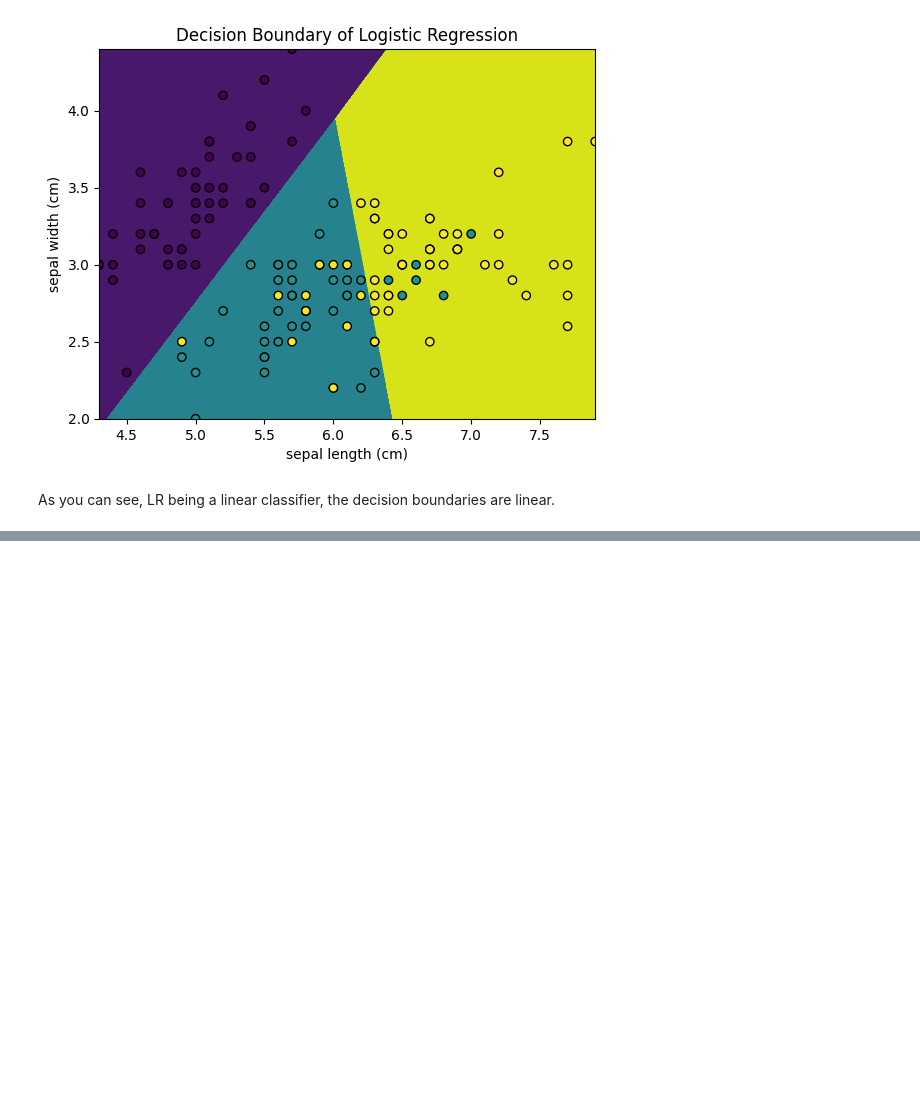
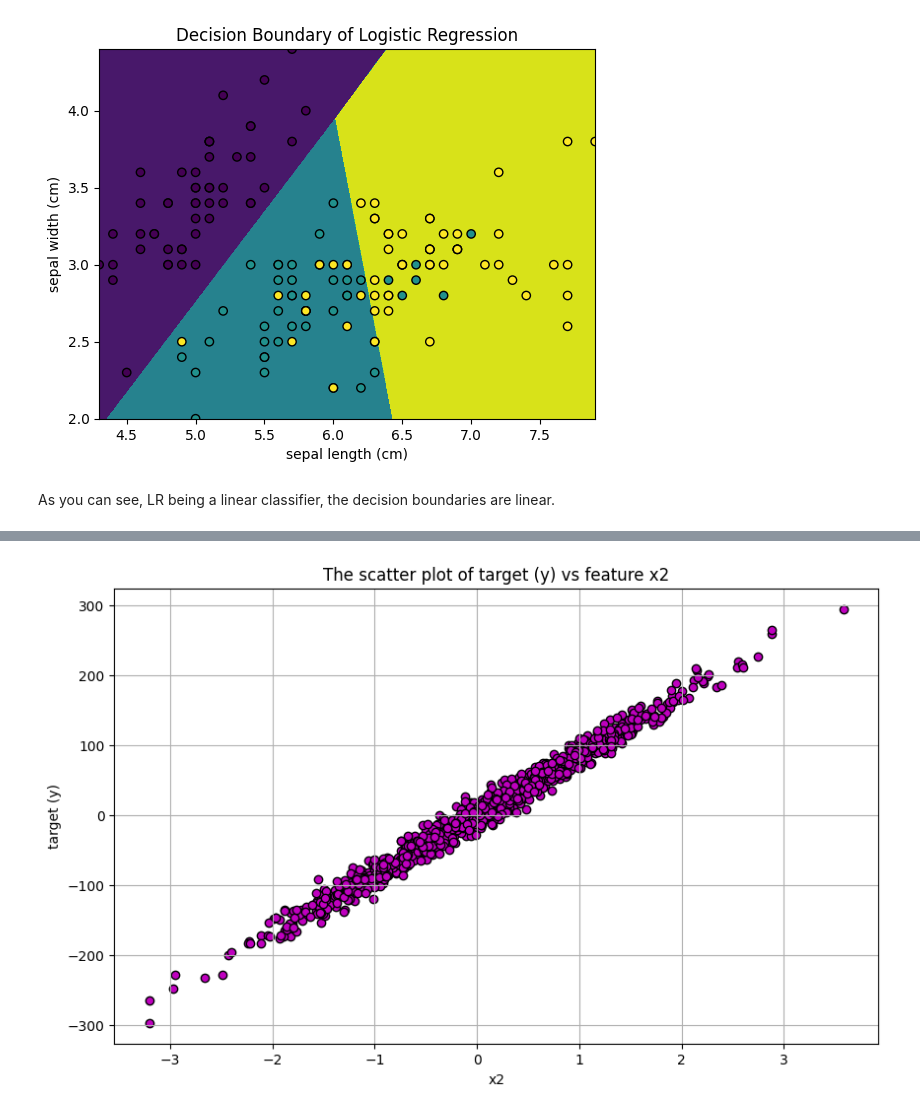
Before and after one commit to skarma91/logicmojo-data-science-april-2025, a Jupyter notebook: Lecture_materials/Class-29-20-07-2025-Regularization_contd_and_kNN/kNN.ipynb, the cells around one changed output, grey strips where cells are left out. Drawn from its saved outputs; the diff is of its cells as text; code cells hidden in the pictures; blank space fills up the shorter version.

```diff
--- a/Lecture_materials/Class-29-20-07-2025-Regularization_contd_and_kNN/kNN.ipynb
+++ b/Lecture_materials/Class-29-20-07-2025-Regularization_contd_and_kNN/kNN.ipynb
@@ -202,0 +228,12 @@ As you can see, LR being a linear classifier, the decision boundaries are linear
+# %%
+# Plotting the target (y) vs first feature (x2)
+
+plt.figure(figsize=(10,6))
+plt.scatter(X[:,1], y, edgecolor='k', color='m')
+plt.xlabel("x2")
+plt.ylabel("target (y)")
+plt.title("The scatter plot of target (y) vs feature x2")
+plt.grid()
+plt.show()
+# %% [output]
+[figure, added]
```
Also changed, not shown: parts of 12 cells of this notebook.
